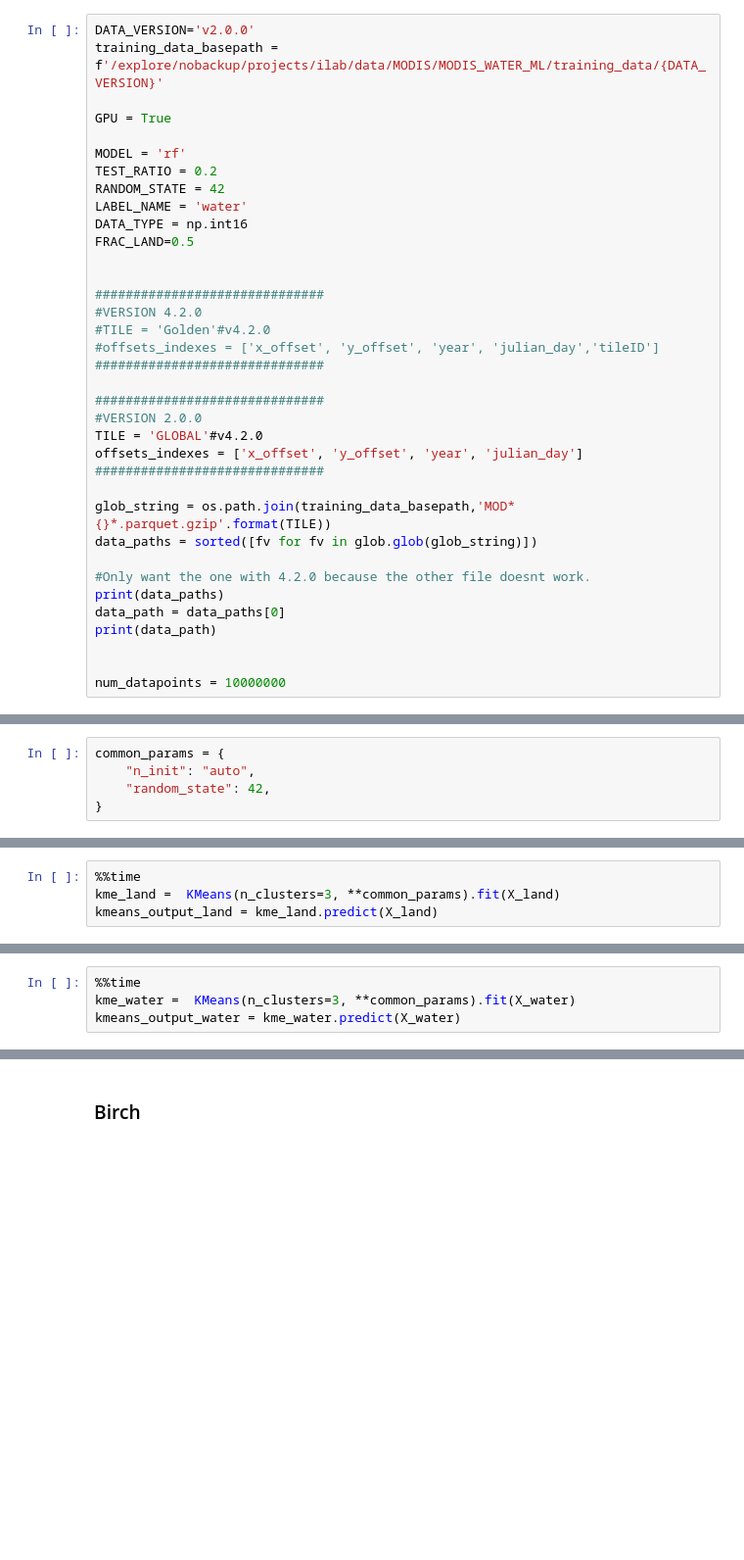
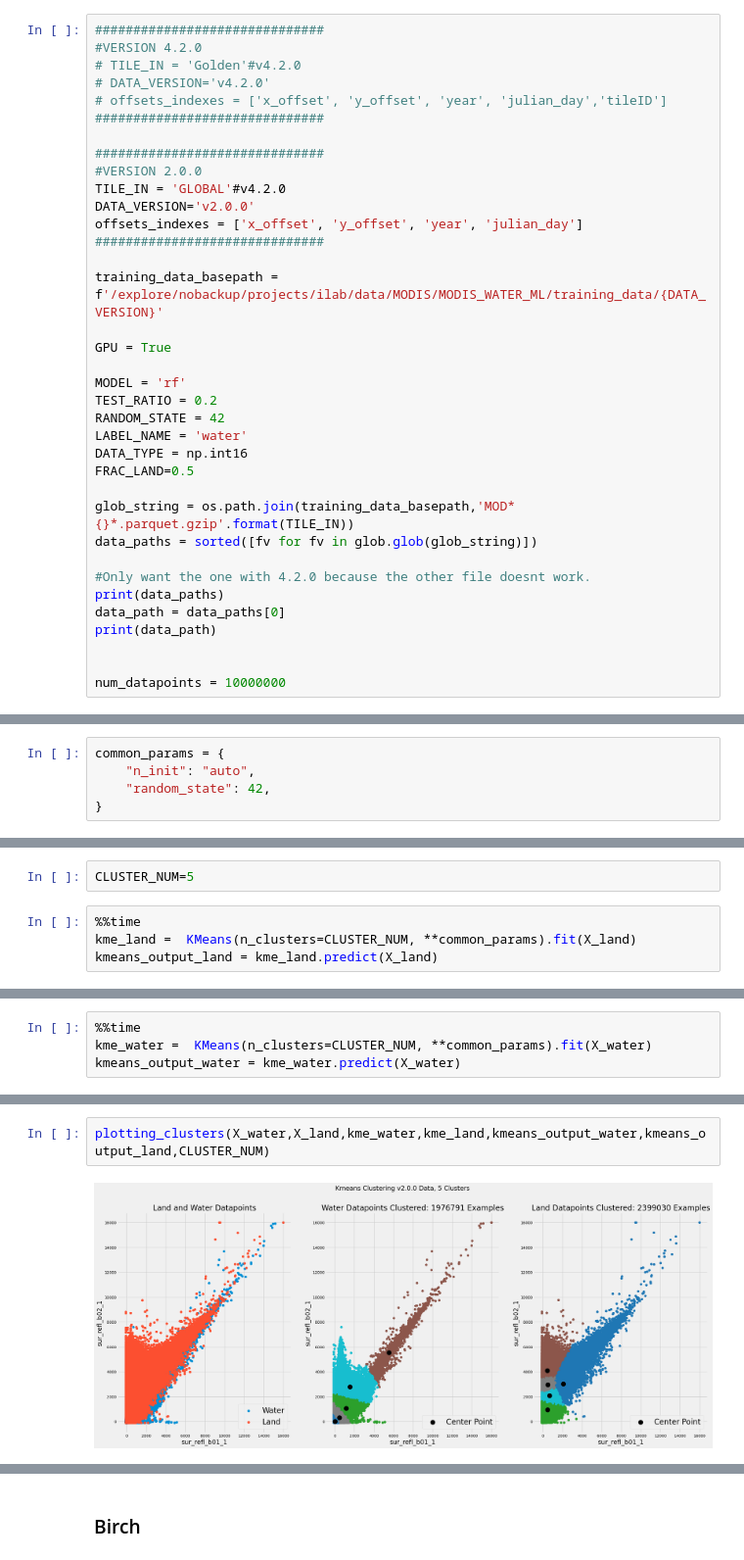
Before and after one commit to nasa-nccs-hpda/modis-water-classification, a Jupyter notebook: modis_water_training/view/notebook/Burke_Analysis/MODIS_Water_Clustering_Analysis.ipynb, the cells around one changed output, grey strips where cells are left out. Shown at 98% size. Drawn from its saved outputs; the diff is of its cells as text; blank space fills up the shorter version.

```diff
--- a/modis_water_training/view/notebook/Burke_Analysis/MODIS_Water_Clustering_Analysis.ipynb
+++ b/modis_water_training/view/notebook/Burke_Analysis/MODIS_Water_Clustering_Analysis.ipynb
@@ -30,7 +30,20 @@ plt.style.use('fivethirtyeight')
 warnings.filterwarnings('ignore')
 %matplotlib inline
 # %%
+##############################
+#VERSION 4.2.0
+# TILE_IN = 'Golden'#v4.2.0
+# DATA_VERSION='v4.2.0'
+# offsets_indexes = ['x_offset', 'y_offset', 'year', 'julian_day','tileID']
+##############################
+
+##############################
+#VERSION 2.0.0
+TILE_IN = 'GLOBAL'#v4.2.0
 DATA_VERSION='v2.0.0'
+offsets_indexes = ['x_offset', 'y_offset', 'year', 'julian_day']
+##############################
+
 training_data_basepath = f'/explore/nobackup/projects/ilab/data/MODIS/MODIS_WATER_ML/training_data/{DATA_VERSION}'
 
 GPU = True
@@ -42,20 +55,7 @@ LABEL_NAME = 'water'
 DATA_TYPE = np.int16
 FRAC_LAND=0.5
 
-
-##############################
-#VERSION 4.2.0
-#TILE = 'Golden'#v4.2.0
-#offsets_indexes = ['x_offset', 'y_offset', 'year', 'julian_day','tileID']
-##############################
-
-##############################
-#VERSION 2.0.0
-TILE = 'GLOBAL'#v4.2.0
-offsets_indexes = ['x_offset', 'y_offset', 'year', 'julian_day']
-##############################
-
-glob_string = os.path.join(training_data_basepath,'MOD*{}*.parquet.gzip'.format(TILE))
+glob_string = os.path.join(training_data_basepath,'MOD*{}*.parquet.gzip'.format(TILE_IN))
 data_paths = sorted([fv for fv in glob.glob(glob_string)])
 
 #Only want the one with 4.2.0 because the other file doesnt work.
@@ -252,5 +297,7 @@ common_params = {
+# %%
+CLUSTER_NUM=5
 # %%
 %%time
-kme_land =  KMeans(n_clusters=3, **common_params).fit(X_land)
+kme_land =  KMeans(n_clusters=CLUSTER_NUM, **common_params).fit(X_land)
 kmeans_output_land = kme_land.predict(X_land)
 # %% [output]
@@ -269,5 +306,5 @@ print(kme_land.cluster_centers_)
 # %%
 %%time
-kme_water =  KMeans(n_clusters=3, **common_params).fit(X_water)
+kme_water =  KMeans(n_clusters=CLUSTER_NUM, **common_params).fit(X_water)
 kmeans_output_water = kme_water.predict(X_water)
 # %% [output]
@@ -330,0 +343,4 @@ plt.show()
+# %%
+plotting_clusters(X_water,X_land,kme_water,kme_land,kmeans_output_water,kmeans_output_land,CLUSTER_NUM)
+# %% [output]
+[figure, added]
```
Also changed, not shown: parts of 58 cells of this notebook, 1 other file.
